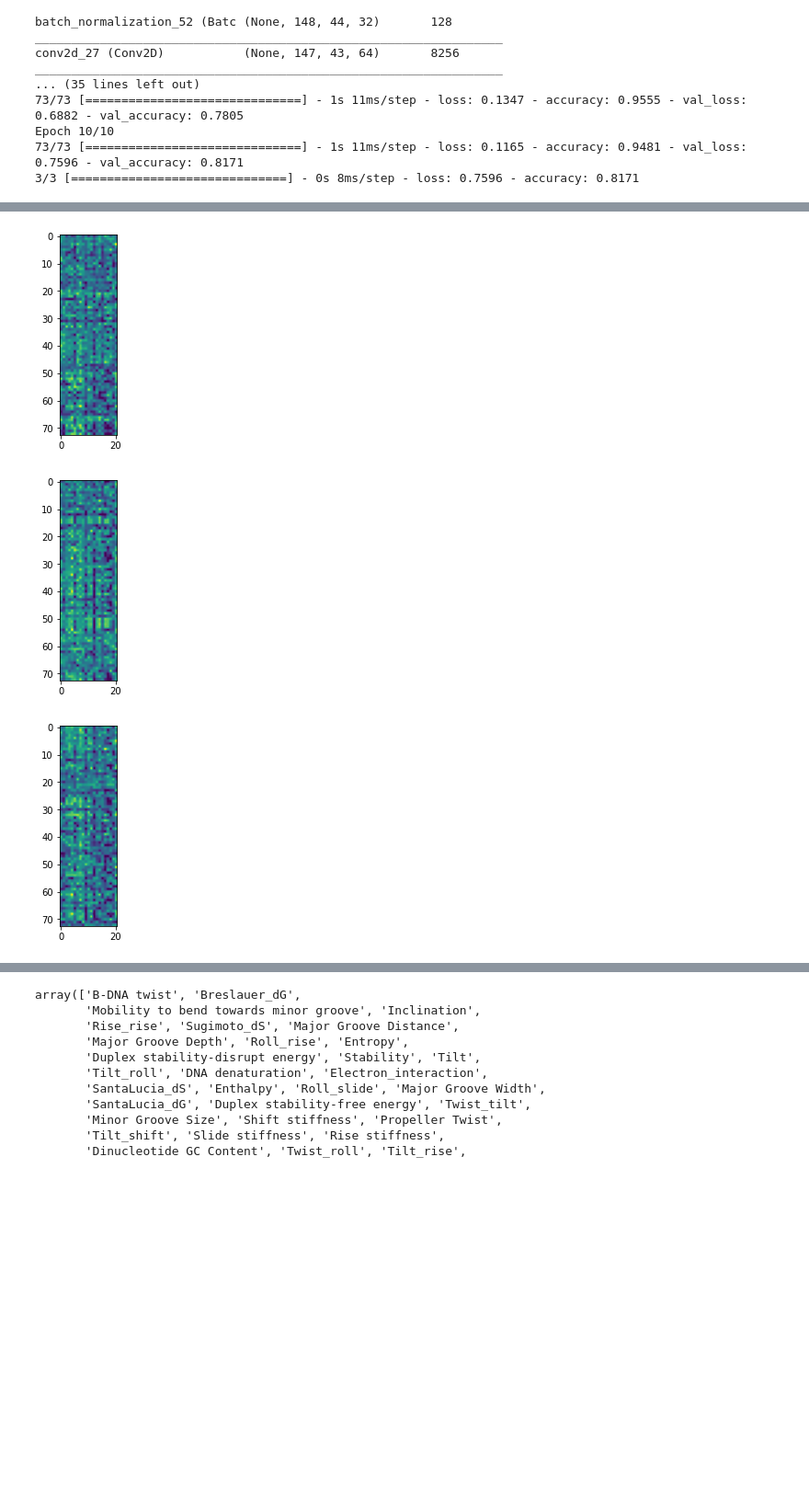
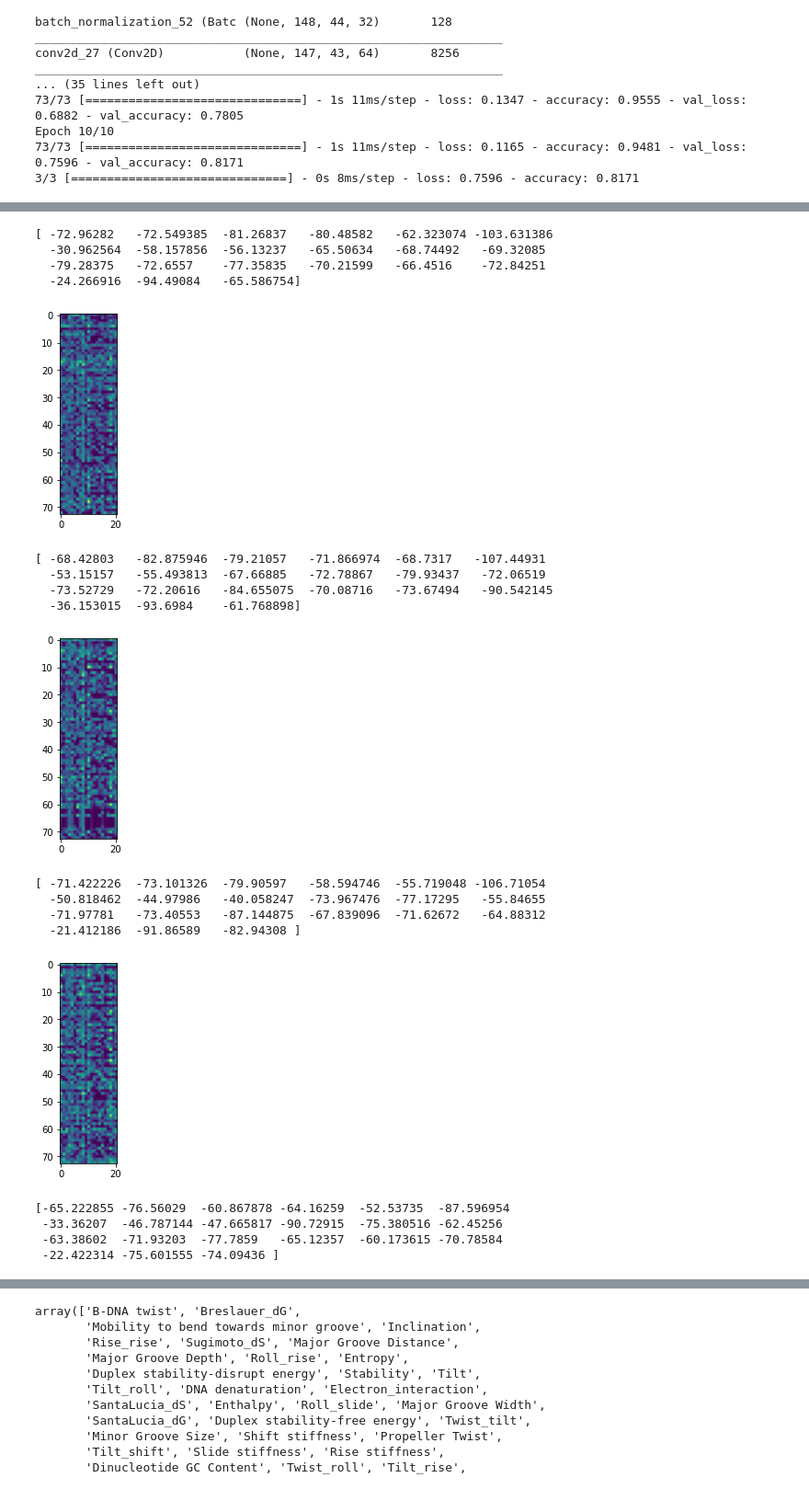
Before and after one commit to Dinesh-Adhithya-H/Bioinformatics, a Jupyter notebook: orIC_prediction_using_CNN_Regularisation.ipynb, the cells around one changed output, grey strips where cells are left out. Shown at 92% size. Cells and saved outputs as stored; diff of their text form; code cells hidden in the pictures; blank space fills up the shorter version.

```diff
--- a/orIC_prediction_using_CNN_Regularisation.ipynb
+++ b/orIC_prediction_using_CNN_Regularisation.ipynb
@@ -765,7 +815,7 @@ plt.show()
 # %%
 from keras.models import Model
-layer_outputs = [layer.output for layer in model1.layers]
-activation_model = Model(inputs=model1.input, outputs=layer_outputs)
+layer_outputs = [layer.output for layer in model.layers]
+activation_model = Model(inputs=model.input, outputs=layer_outputs)
 activations = activation_model.predict(x_test1[0].reshape(1,298,90,1))
 def display_activation(activations, col_size, row_size, act_index):
     activation = activations[act_index]
@@ -779,6 +829,7 @@ def display_activation(activations, col_size, row_size, act_index):
 for i in range(0,100,20):
   activations = activation_model.predict(x_test1[i].reshape(1,298,90,1))
   activation=activations[5]
-  plt.imshow(activation[0, :, :, 1])
+  plt.imshow(activation[0, :, :, 0])
+  print(activation[0,:,:,1].sum(axis=0))
   plt.show()
 # %% [output]
@@ -786,3 +841,19 @@ for i in range(0,100,20):
+[ -72.96282   -72.549385  -81.26837   -80.48582   -62.323074 -103.631386
+  -30.962564  -58.157856  -56.13237   -65.50634   -68.74492   -69.32085
+  -79.28375   -72.6557    -77.35835   -70.21599   -66.4516    -72.84251
+  -24.266916  -94.49084   -65.586754]
-[figure, old version]
+[figure, new version]
+[ -68.42803   -82.875946  -79.21057   -71.866974  -68.7317   -107.44931
+  -53.15157   -55.493813  -67.66885   -72.78867   -79.93437   -72.06519
+  -73.52729   -72.20616   -84.655075  -70.08716   -73.67494   -90.542145
+  -36.153015  -93.6984    -61.768898]
-[figure, old version]
+[figure, new version]
+[ -71.422226  -73.101326  -79.90597   -58.594746  -55.719048 -106.71054
+  -50.818462  -44.97986   -40.058247  -73.967476  -77.17295   -55.84655
+  -71.97781   -73.40553   -87.144875  -67.839096  -71.62672   -64.88312
+  -21.412186  -91.86589   -82.94308 ]
-[figure, old version]
+[figure, new version]
+[-65.222855 -76.56029  -60.867878 -64.16259  -52.53735  -87.596954
+ -33.36207  -46.787144 -47.665817 -90.72915  -75.380516 -62.45256
+ -63.38602  -71.93203  -77.7859   -65.12357  -60.173615 -70.78584
+ -22.422314 -75.601555 -74.09436 ]
```
Also changed, not shown: parts of 35 cells of this notebook.
